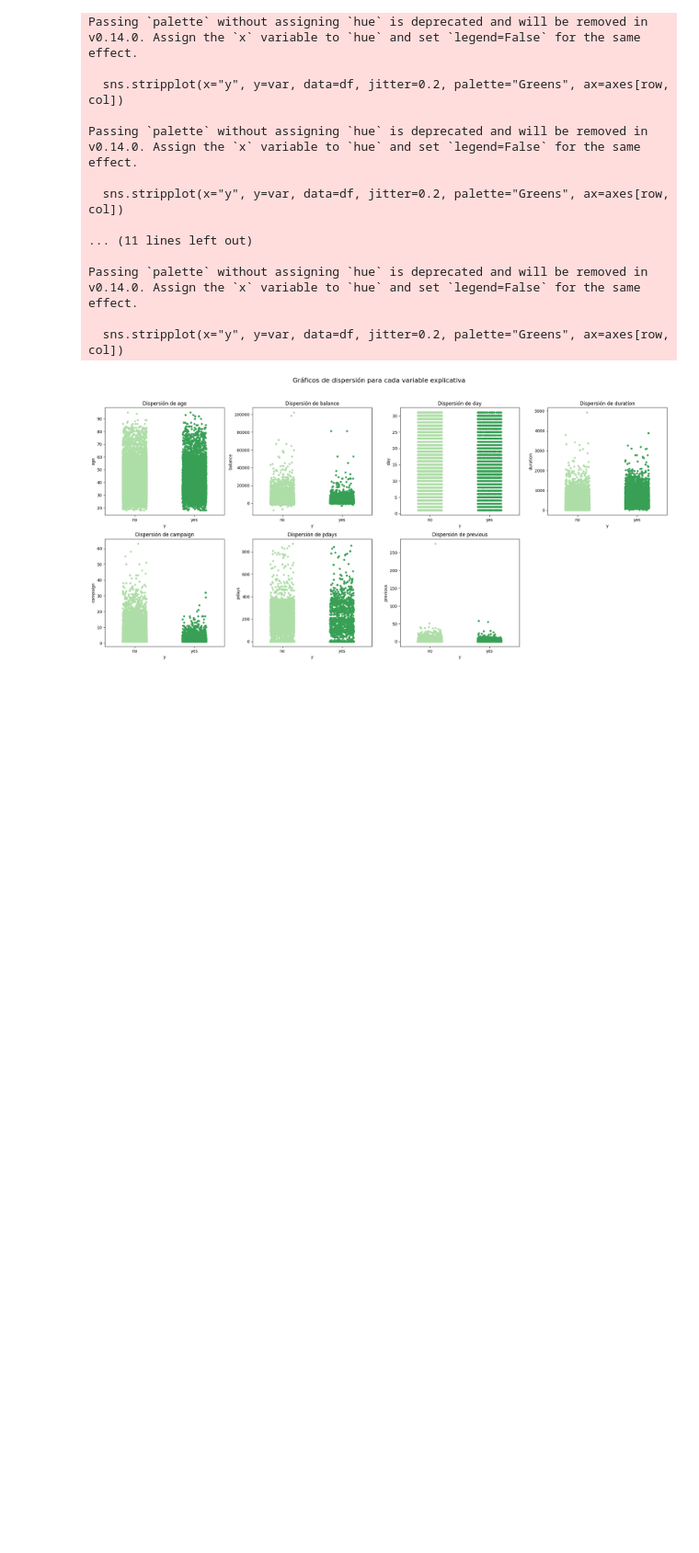
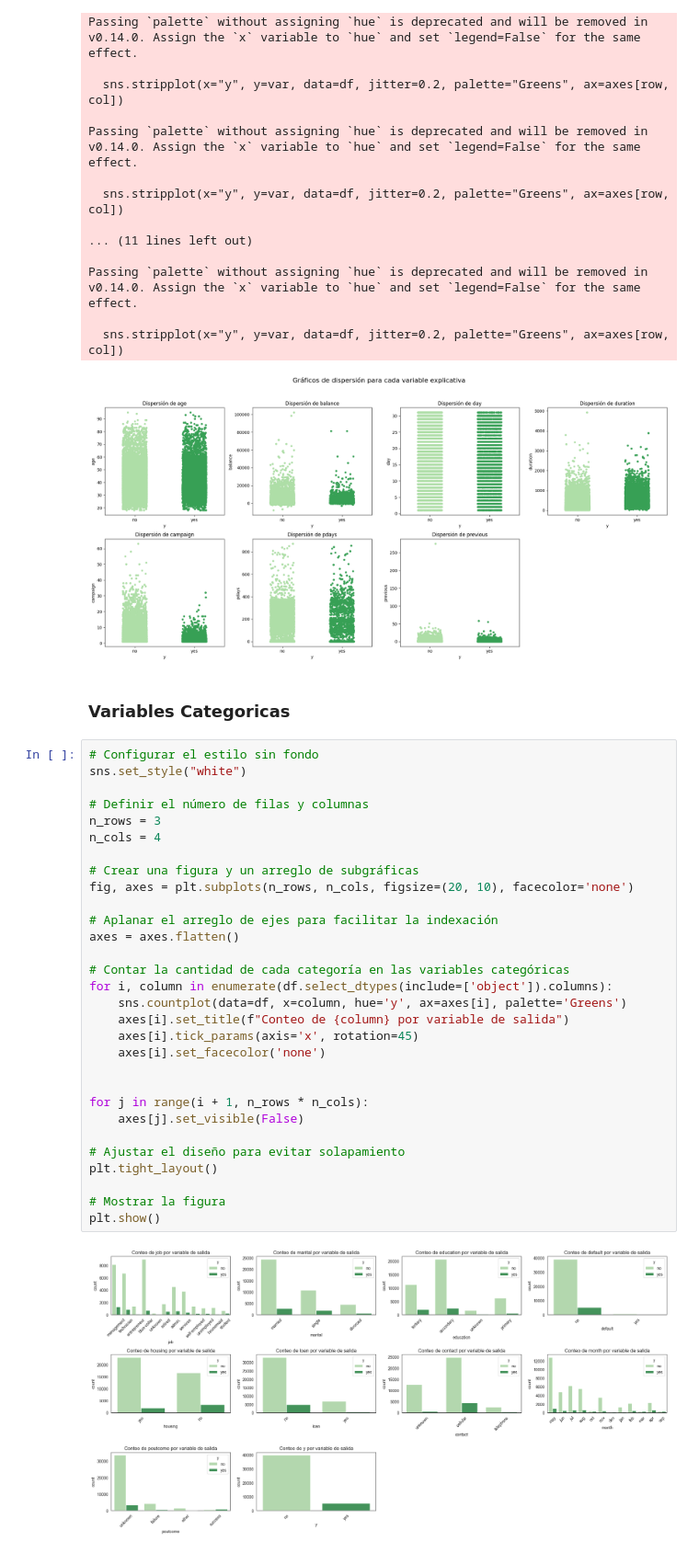
Before and after one commit to jerussi123/Proyectos, a Jupyter notebook: proyecto_2/Exploracion/Soporte_Exploracion.ipynb, the cells around one changed output. Shown: that part at 92% size. Drawn from its saved outputs; the diff is of its cells as text; blank space fills up the shorter version.

Commit message:
Exploración variables categoricas

```diff
--- a/proyecto_2/Exploracion/Soporte_Exploracion.ipynb
+++ b/proyecto_2/Exploracion/Soporte_Exploracion.ipynb
@@ -186,4 +186,36 @@ Passing `palette` without assigning `hue` is deprecated and will be removed in v
   sns.stripplot(x="y", y=var, data=df, jitter=0.2, palette="Greens", ax=axes[row, col])
 [figure]
 # %% [markdown]
-###
+### Variables Categoricas
+# %%
+# Configurar el estilo sin fondo
+sns.set_style("white")
+
+# Definir el número de filas y columnas
+n_rows = 3
+n_cols = 4
+
+# Crear una figura y un arreglo de subgráficas
+fig, axes = plt.subplots(n_rows, n_cols, figsize=(20, 10), facecolor='none')
+
+# Aplanar el arreglo de ejes para facilitar la indexación
+axes = axes.flatten()
+
+# Contar la cantidad de cada categoría en las variables categóricas
+for i, column in enumerate(df.select_dtypes(include=['object']).columns):
+    sns.countplot(data=df, x=column, hue='y', ax=axes[i], palette='Greens')
+    axes[i].set_title(f"Conteo de {column} por variable de salida")
+    axes[i].tick_params(axis='x', rotation=45)
+    axes[i].set_facecolor('none')
+
+
+for j in range(i + 1, n_rows * n_cols):
+    axes[j].set_visible(False)
+
+# Ajustar el diseño para evitar solapamiento
+plt.tight_layout()
+
+# Mostrar la figura
+plt.show()
+# %% [output]
+[figure, added]
```
Also changed, not shown: parts of 2 cells of this notebook.
